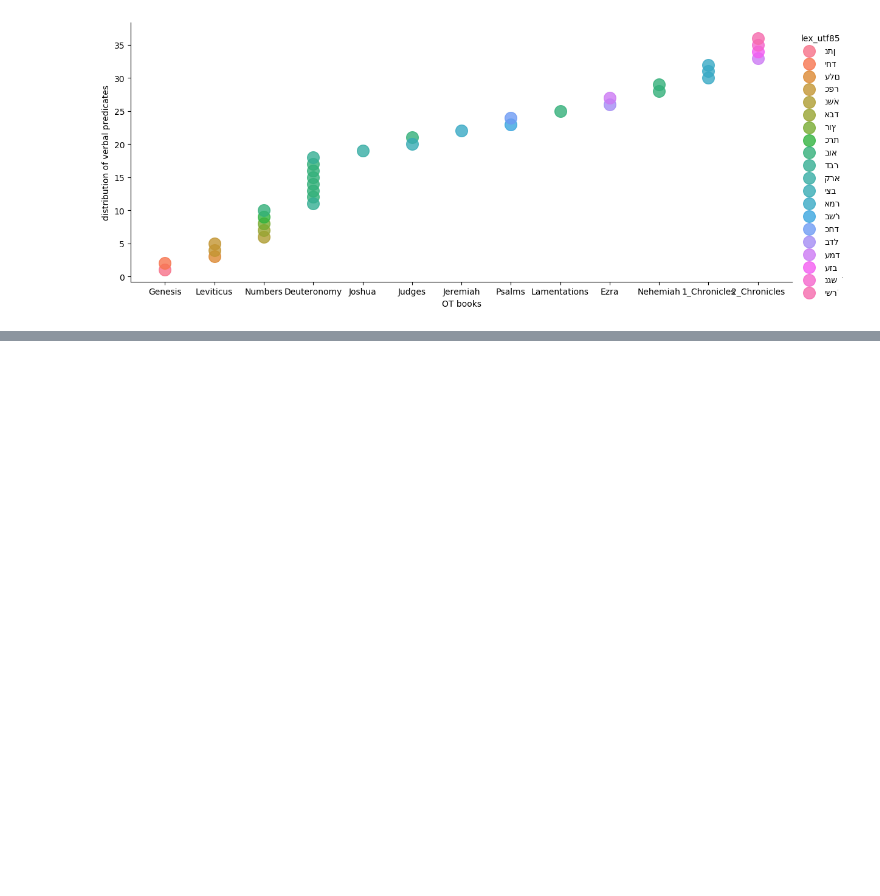
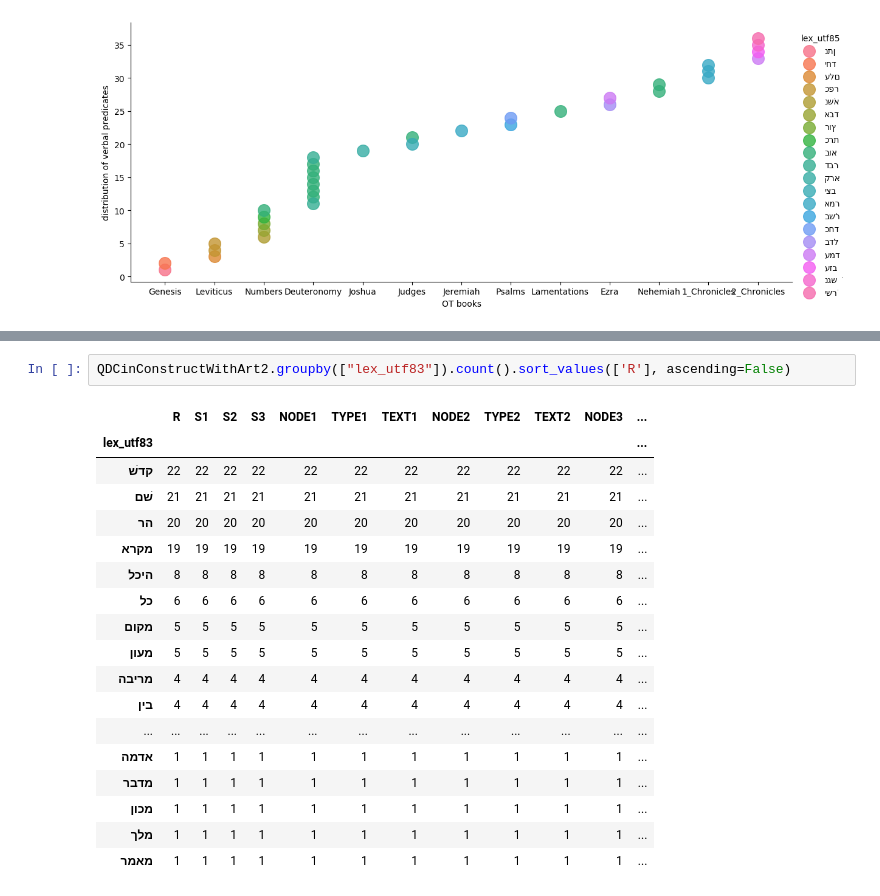
Before and after one commit to oliverglanz/Text-Fabric, a Jupyter notebook: PhD-projects/phd-project_rodrigo.galiza_o.glanz.ipynb, the cells around one changed output, grey strips where cells are left out. Drawn from its saved outputs; the diff is of its cells as text; blank space fills up the shorter version.

```diff
--- a/PhD-projects/phd-project_rodrigo.galiza_o.glanz.ipynb
+++ b/PhD-projects/phd-project_rodrigo.galiza_o.glanz.ipynb
@@ -260,0 +537,21 @@ Text(0.5, 28.999999999999986, 'OT books')
+# %%
+QDCinConstructWithArt2.groupby(["lex_utf83"]).count().sort_values(['R'], ascending=False)
+# %% [output]
+|  | R | S1 | S2 | S3 | NODE1 | TYPE1 | TEXT1 | NODE2 | TYPE2 | TEXT2 | NODE3 | ... |
+| lex_utf83 |  |  |  |  |  |  |  |  |  |  |  | ... |
+| קדשׁ | 22 | 22 | 22 | 22 | 22 | 22 | 22 | 22 | 22 | 22 | 22 | ... |
+| שׁם | 21 | 21 | 21 | 21 | 21 | 21 | 21 | 21 | 21 | 21 | 21 | ... |
+| הר | 20 | 20 | 20 | 20 | 20 | 20 | 20 | 20 | 20 | 20 | 20 | ... |
+| מקרא | 19 | 19 | 19 | 19 | 19 | 19 | 19 | 19 | 19 | 19 | 19 | ... |
+| היכל | 8 | 8 | 8 | 8 | 8 | 8 | 8 | 8 | 8 | 8 | 8 | ... |
+| כל | 6 | 6 | 6 | 6 | 6 | 6 | 6 | 6 | 6 | 6 | 6 | ... |
+| מקום | 5 | 5 | 5 | 5 | 5 | 5 | 5 | 5 | 5 | 5 | 5 | ... |
+| מעון | 5 | 5 | 5 | 5 | 5 | 5 | 5 | 5 | 5 | 5 | 5 | ... |
+| מריבה | 4 | 4 | 4 | 4 | 4 | 4 | 4 | 4 | 4 | 4 | 4 | ... |
+| בין | 4 | 4 | 4 | 4 | 4 | 4 | 4 | 4 | 4 | 4 | 4 | ... |
+| ... | ... | ... | ... | ... | ... | ... | ... | ... | ... | ... | ... | ... |
+| אדמה | 1 | 1 | 1 | 1 | 1 | 1 | 1 | 1 | 1 | 1 | 1 | ... |
+| מדבר | 1 | 1 | 1 | 1 | 1 | 1 | 1 | 1 | 1 | 1 | 1 | ... |
+| מכון | 1 | 1 | 1 | 1 | 1 | 1 | 1 | 1 | 1 | 1 | 1 | ... |
+| מלך | 1 | 1 | 1 | 1 | 1 | 1 | 1 | 1 | 1 | 1 | 1 | ... |
+| מאמר | 1 | 1 | 1 | 1 | 1 | 1 | 1 | 1 | 1 | 1 | 1 | ... |
```
Also changed, not shown: parts of 21 cells of this notebook.
